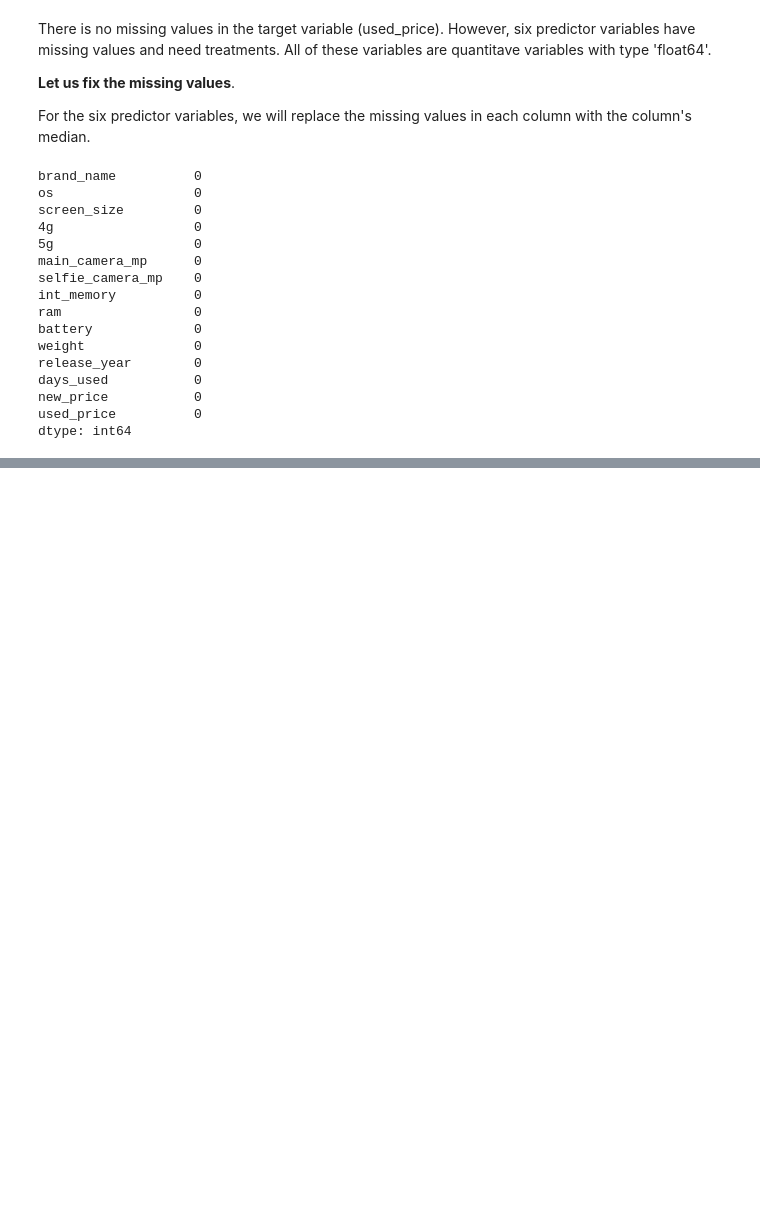
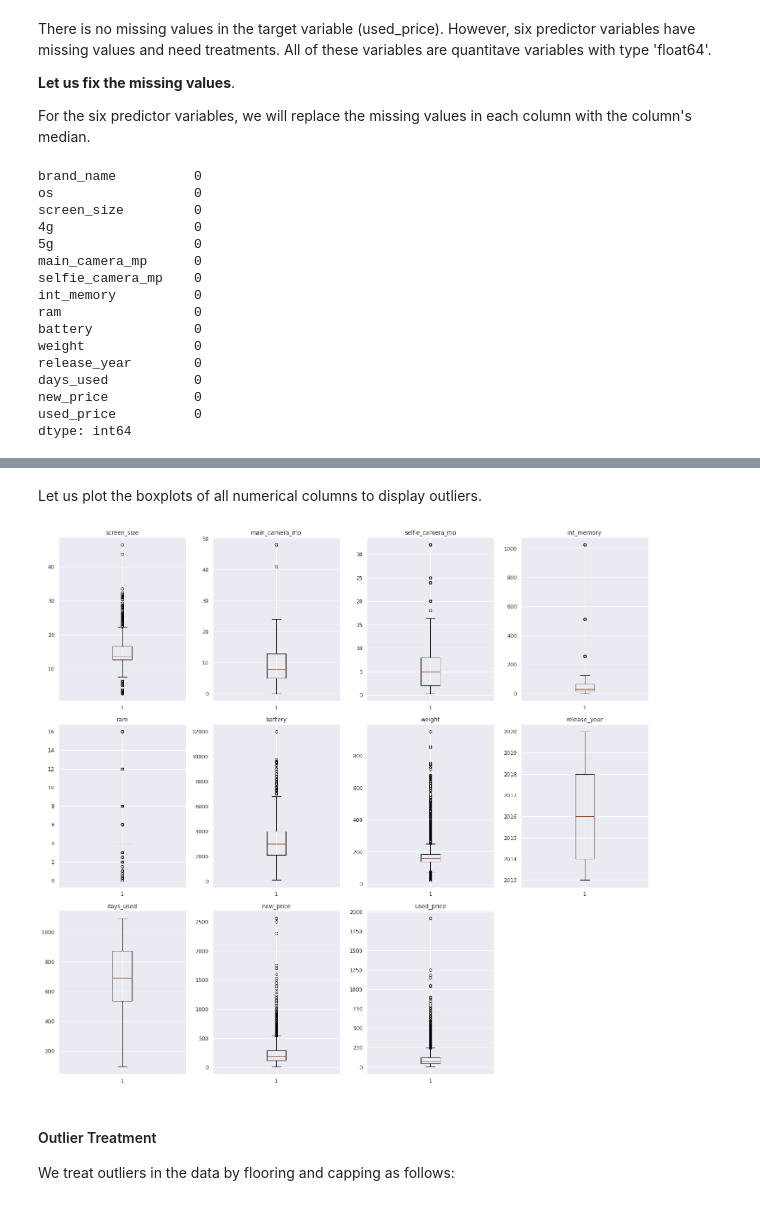
Before and after one commit to Ayda-Darvishan/ML-Regression-Model--AWS, a Jupyter notebook: AWS-NoteBook.ipynb, the cells around one changed output, grey strips where cells are left out. Drawn from its saved outputs; the diff is of its cells as text; code cells hidden in the pictures; blank space fills up the shorter version.

```diff
--- a/AWS-NoteBook.ipynb
+++ b/AWS-NoteBook.ipynb
@@ -477,0 +674,19 @@ Now, we want to figure out whether we have duplicate data and how to deal with t
+# %% [markdown]
+Let us plot the boxplots of all numerical columns to display outliers.
+# %%
+plt.figure(figsize=(20, 30))
+
+# numerical columns
+columns=data.dtypes[data.dtypes != 'object'].index
+
+# plot
+for i, variable in enumerate(columns):
+    plt.subplot(5, 4, i + 1)
+    plt.boxplot(data[variable], whis=1.5)
+    plt.tight_layout()
+    plt.title(variable)
+# %% [output]
+[figure, added]
+# %% [markdown]
+#### Outlier Treatment
+We treat outliers in the data by flooring and capping as follows:
```
Also changed, not shown: parts of 23 cells of this notebook, 1 other file.
